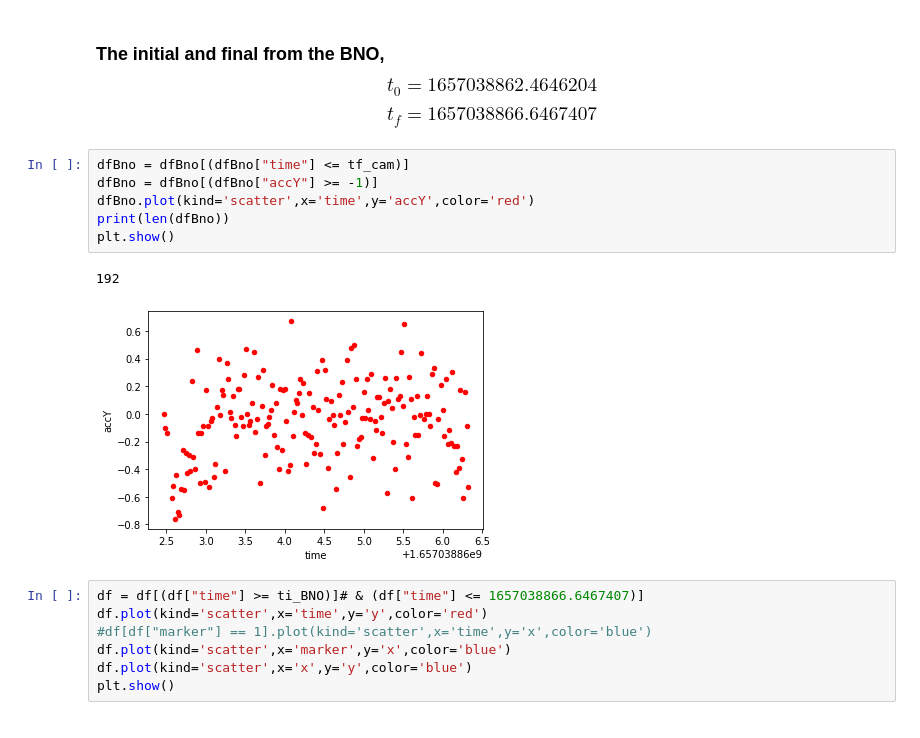
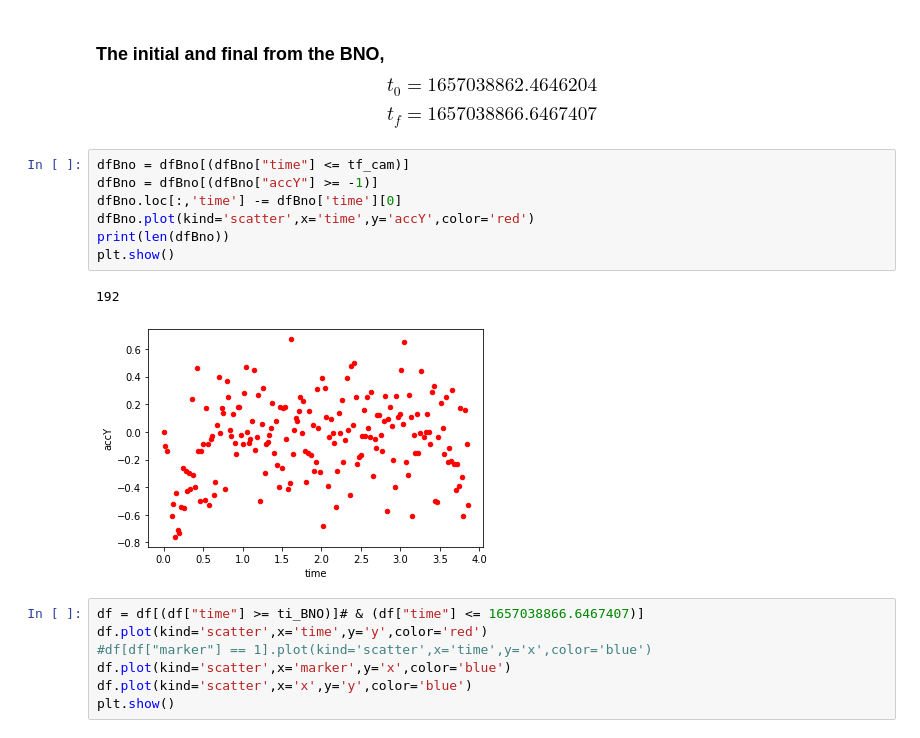
Before and after one commit to mohsafwat23/Pure-Inertial-Odometry-, a Jupyter notebook: processData.ipynb, the cells around one changed output. Cells and saved outputs as stored; diff of their text form.

```diff
--- a/processData.ipynb
+++ b/processData.ipynb
@@ -38,12 +39,13 @@ tf_Bno:  1657038866.646741
 # %%
 dfBno = dfBno[(dfBno["time"] <= tf_cam)]
 dfBno = dfBno[(dfBno["accY"] >= -1)]
+dfBno.loc[:,'time'] -= dfBno['time'][0]
 dfBno.plot(kind='scatter',x='time',y='accY',color='red')
 print(len(dfBno))
 plt.show()
 # %% [output]
 192
-[figure, old version]
+[figure, new version]
 # %%
 df = df[(df["time"] >= ti_BNO)]# & (df["time"] <= 1657038866.6467407)]
 df.plot(kind='scatter',x='time',y='y',color='red')
```
Also changed, not shown: parts of 9 cells of this notebook, 1 other file.
